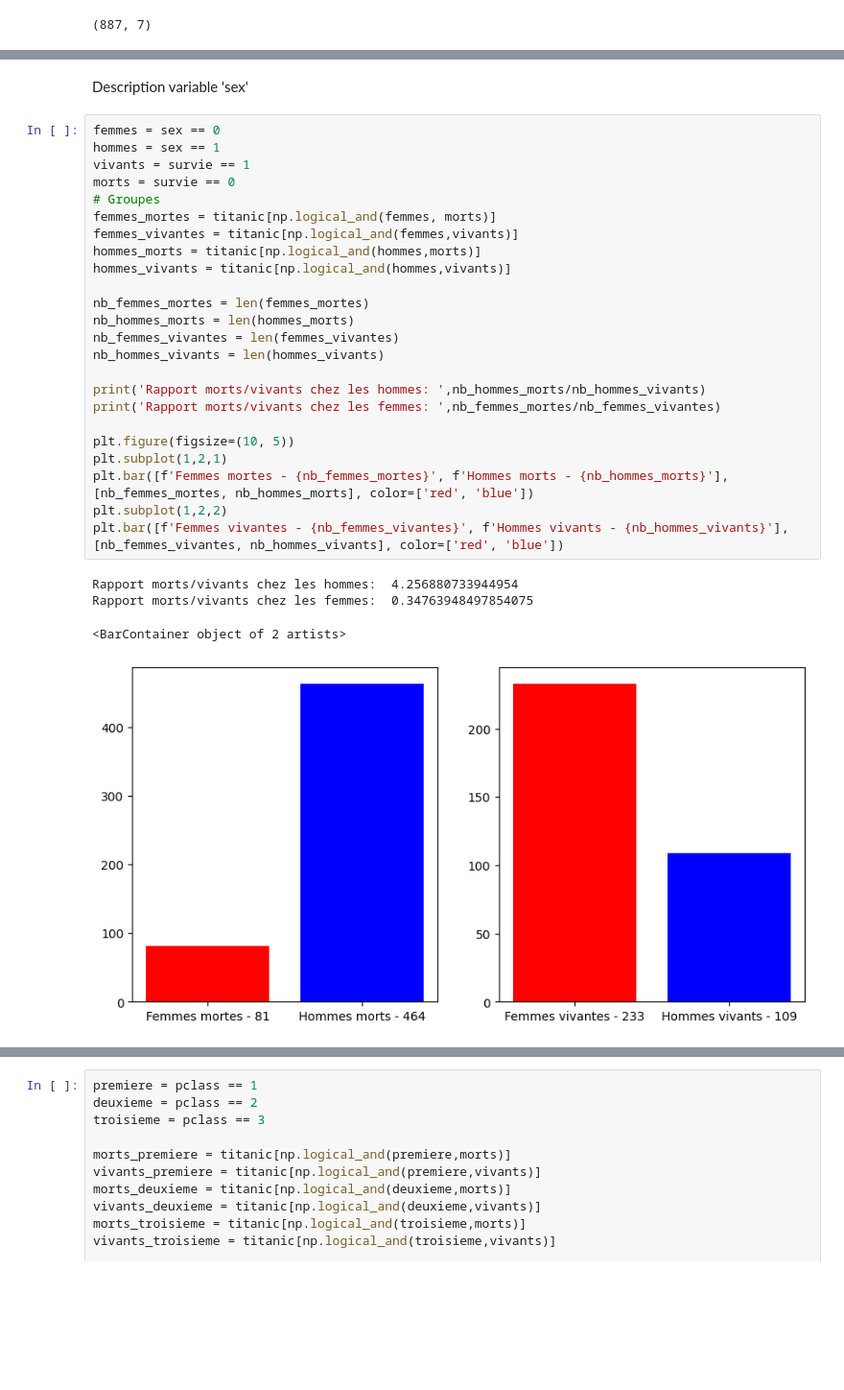
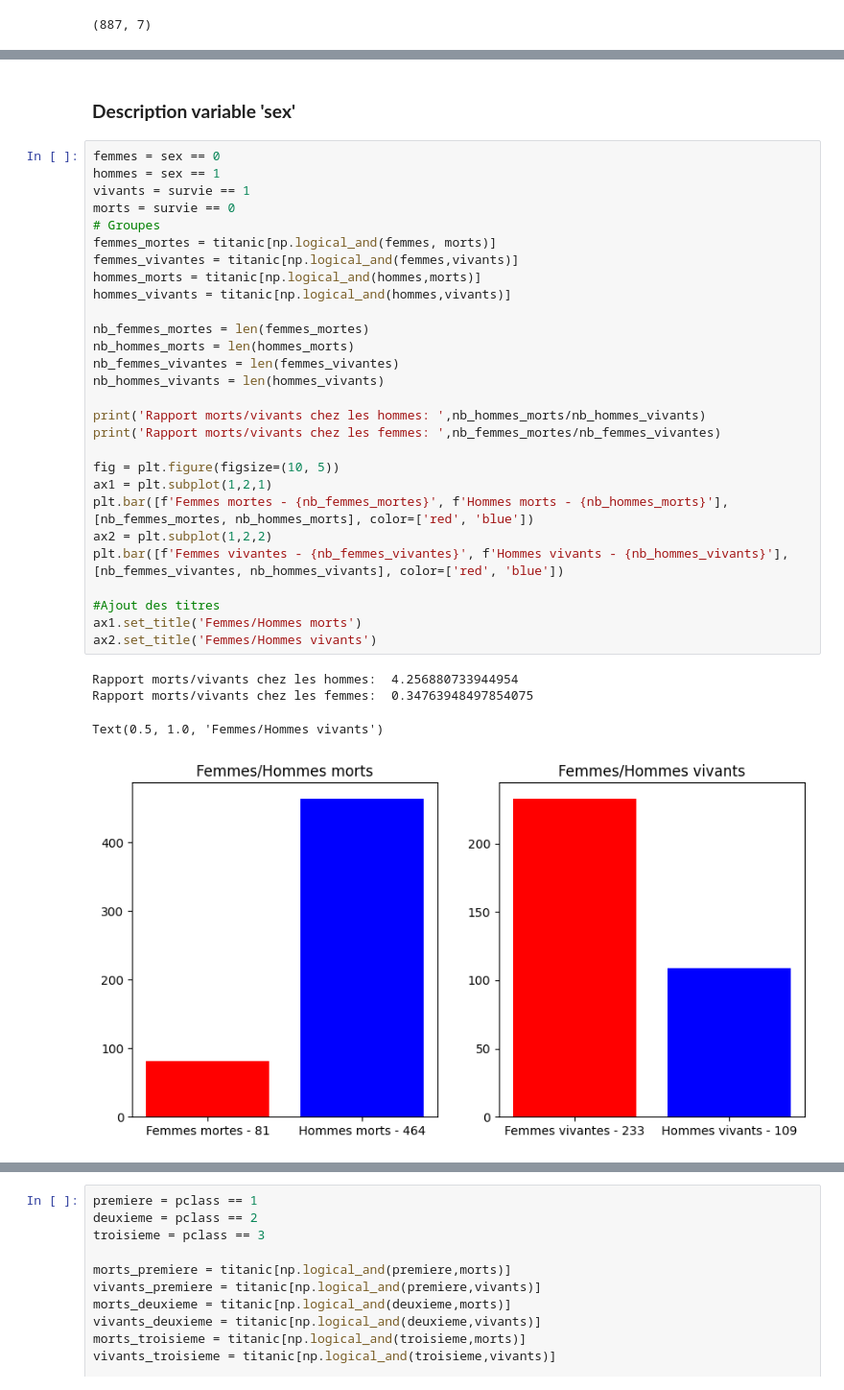
Before and after one commit to Noah-Agnel/Titanic, a Jupyter notebook: data_analysis.ipynb, the cells around one changed output, grey strips where cells are left out. Shown at 96% size. Cells and saved outputs as stored; diff of their text form; blank space fills up the shorter version.

```diff
--- a/data_analysis.ipynb
+++ b/data_analysis.ipynb
@@ -68,32 +88,36 @@ plt.legend()
 # %% [markdown]
-Description variable 'sex'
+### **Description variable 'sex'**
 # %%
 femmes = sex == 0
 hommes = sex == 1
 vivants = survie == 1
 morts = survie == 0
 # Groupes
 femmes_mortes = titanic[np.logical_and(femmes, morts)]
 femmes_vivantes = titanic[np.logical_and(femmes,vivants)]
 hommes_morts = titanic[np.logical_and(hommes,morts)]
 hommes_vivants = titanic[np.logical_and(hommes,vivants)]
 
 nb_femmes_mortes = len(femmes_mortes)
 nb_hommes_morts = len(hommes_morts)
 nb_femmes_vivantes = len(femmes_vivantes)
 nb_hommes_vivants = len(hommes_vivants)
 
 print('Rapport morts/vivants chez les hommes: ',nb_hommes_morts/nb_hommes_vivants)
 print('Rapport morts/vivants chez les femmes: ',nb_femmes_mortes/nb_femmes_vivantes)
 
-plt.figure(figsize=(10, 5))
-plt.subplot(1,2,1)
+fig = plt.figure(figsize=(10, 5))
+ax1 = plt.subplot(1,2,1)
 plt.bar([f'Femmes mortes - {nb_femmes_mortes}', f'Hommes morts - {nb_hommes_morts}'], [nb_femmes_mortes, nb_hommes_morts], color=['red', 'blue'])
-plt.subplot(1,2,2)
+ax2 = plt.subplot(1,2,2)
 plt.bar([f'Femmes vivantes - {nb_femmes_vivantes}', f'Hommes vivants - {nb_hommes_vivants}'], [nb_femmes_vivantes, nb_hommes_vivants], color=['red', 'blue'])
+
+#Ajout des titres
+ax1.set_title('Femmes/Hommes morts')
+ax2.set_title('Femmes/Hommes vivants')
 # %% [output]
 Rapport morts/vivants chez les hommes:  4.256880733944954
 Rapport morts/vivants chez les femmes:  0.34763948497854075
-<BarContainer object of 2 artists>
+Text(0.5, 1.0, 'Femmes/Hommes vivants')
-[figure, old version]
+[figure, new version]
 # %% [markdown]
```
Also changed, not shown: parts of 31 cells of this notebook.
